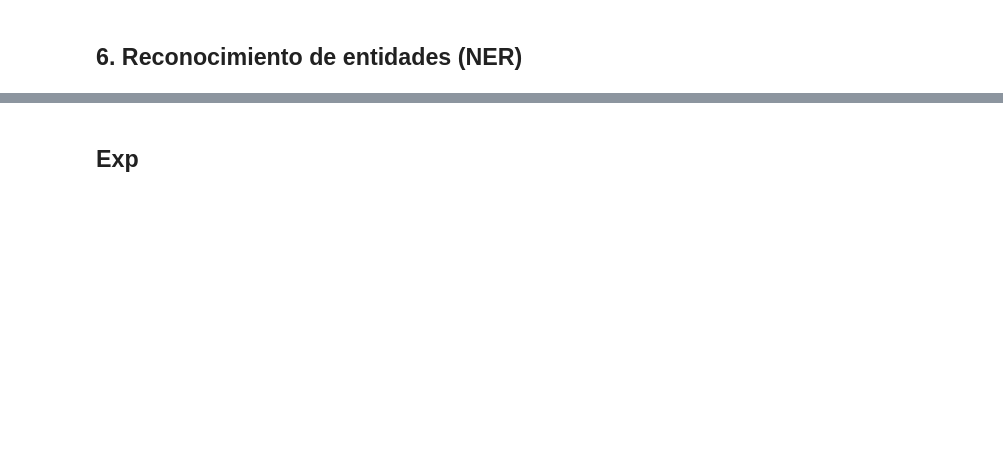
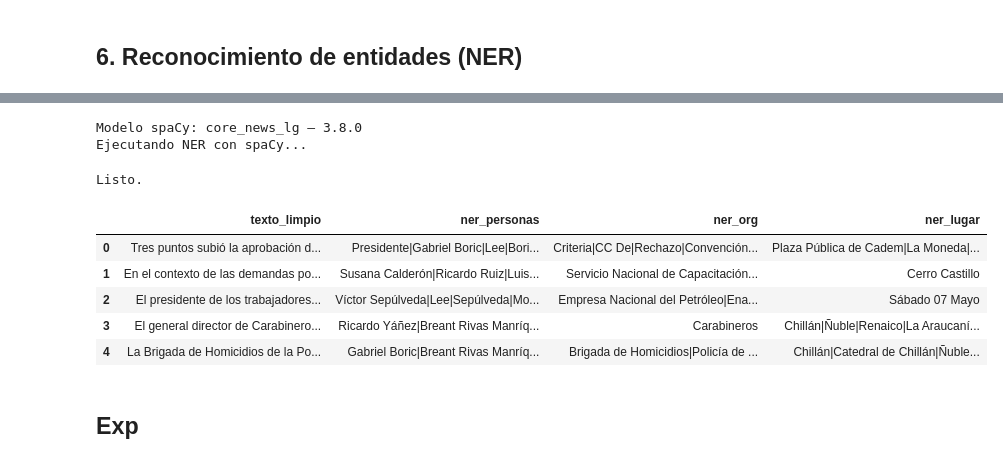
Before and after one commit to brrxs/Comparativa-Gobiernos-Kast-Boric, a Jupyter notebook: analisis_gobierno.ipynb, the cells around one changed output, grey strips where cells are left out. Saved outputs shown, nothing was run; the diff lists cells and outputs as text; code cells hidden in the pictures; blank space fills up the shorter version.

Commit message:
results

```diff
--- a/analisis_gobierno.ipynb
+++ b/analisis_gobierno.ipynb
@@ -208,2 +227,36 @@ df[['texto_limpio', 'ner_personas', 'ner_org', 'ner_lugar']].head(5)
+# %%
+import spacy
+nlp = spacy.load('es_core_news_lg')
+print('Modelo spaCy:', nlp.meta['name'], '—', nlp.meta['version'])
+
+def run_ner_spacy(text: str) -> dict:
+    doc = nlp(text)
+    per = [e.text.strip() for e in doc.ents if e.label_ == 'PER']
+    org = [e.text.strip() for e in doc.ents if e.label_ == 'ORG']
+    loc = [e.text.strip() for e in doc.ents if e.label_ in ('LOC', 'GPE')]
+    return {
+        'ner_personas': '|'.join(dict.fromkeys(per)),
+        'ner_org':      '|'.join(dict.fromkeys(org)),
+        'ner_lugar':    '|'.join(dict.fromkeys(loc)),
+    }
+
+print('Ejecutando NER con spaCy...')
+ner_results = df['texto_limpio'].progress_apply(run_ner_spacy)
+
+# Drop old empty NER cols if they exist, then concat
+df.drop(columns=[c for c in ['ner_personas','ner_org','ner_lugar'] if c in df.columns], inplace=True)
+df = pd.concat([df, pd.DataFrame(list(ner_results))], axis=1)
+print('Listo.')
+df[['texto_limpio', 'ner_personas', 'ner_org', 'ner_lugar']].head(5)
+# %% [output]
+Modelo spaCy: core_news_lg — 3.8.0
+Ejecutando NER con spaCy...
+Listo.
+|  | texto_limpio | ner_personas | ner_org | ner_lugar |
+| 0 | Tres puntos subió la aprobación d... | Presidente|Gabriel Boric|Lee|Bori... | Criteria|CC De|Rechazo|Convención... | Plaza Pública de Cadem|La Moneda|... |
+| 1 | En el contexto de las demandas po... | Susana Calderón|Ricardo Ruiz|Luis... | Servicio Nacional de Capacitación... | Cerro Castillo |
+| 2 | El presidente de los trabajadores... | Víctor Sepúlveda|Lee|Sepúlveda|Mo... | Empresa Nacional del Petróleo|Ena... | Sábado 07 Mayo |
+| 3 | El general director de Carabinero... | Ricardo Yáñez|Breant Rivas Manríq... | Carabineros | Chillán|Ñuble|Renaico|La Araucaní... |
+| 4 | La Brigada de Homicidios de la Po... | Gabriel Boric|Breant Rivas Manríq... | Brigada de Homicidios|Policía de ... | Chillán|Catedral de Chillán|Ñuble... |
 # %% [markdown]
 ## Exp
```
Also changed, not shown: parts of 9 cells of this notebook, 1 other file.
